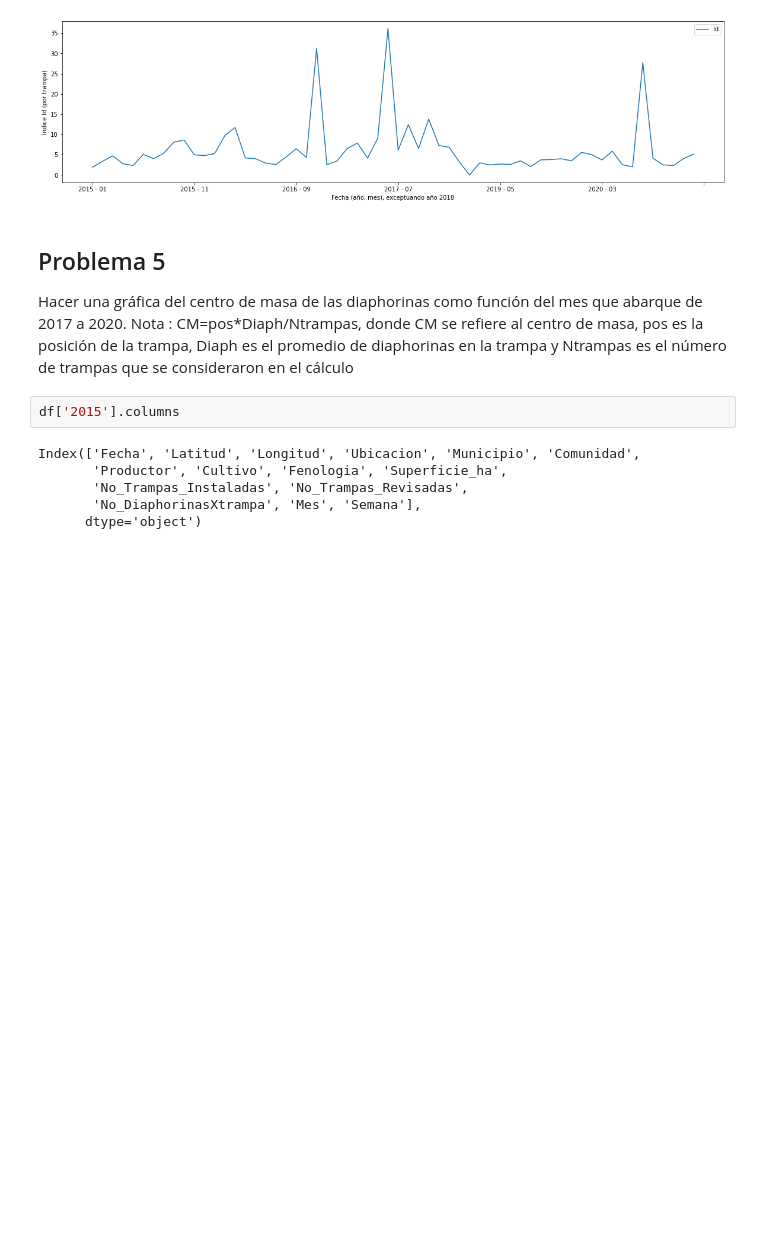
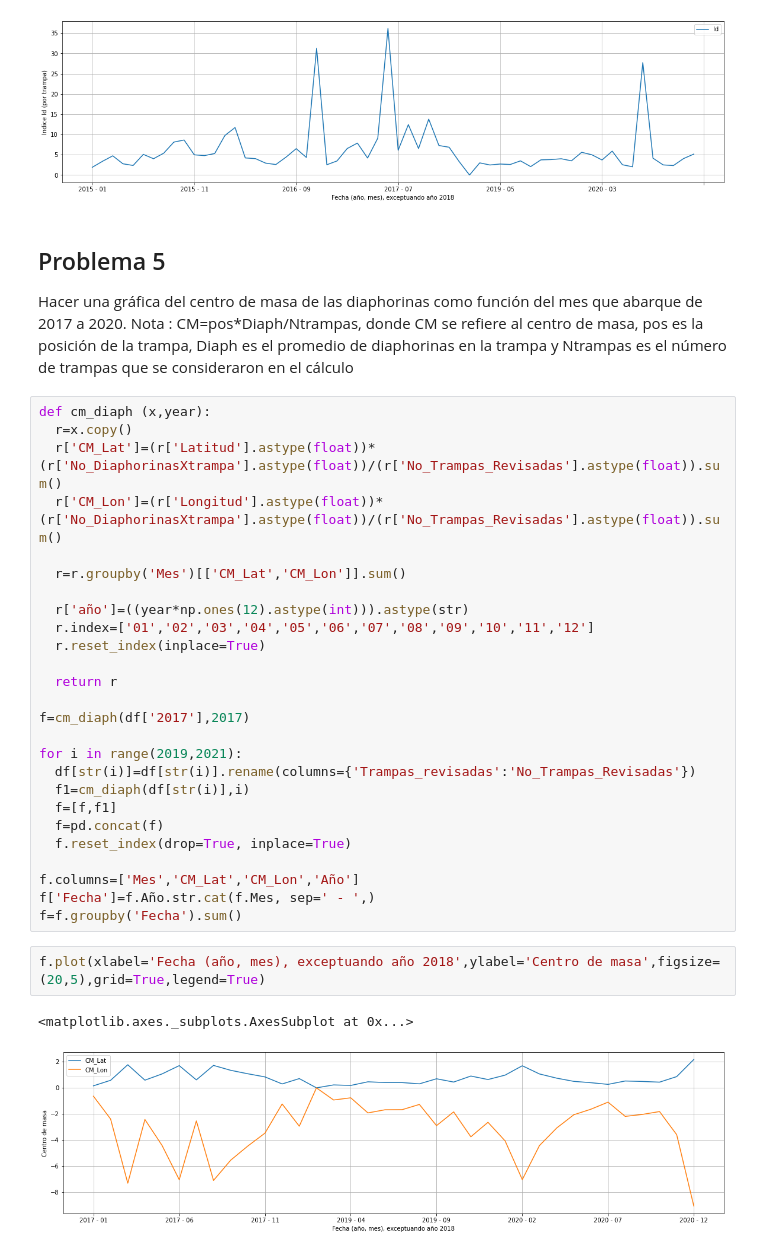
Before and after one commit to HugoMagos0725/Analisis_de_datos, a Jupyter notebook: Proyecto1_Estadistica_Descriptiva.ipynb, the cells around one changed output. Drawn from its saved outputs; the diff is of its cells as text; blank space fills up the shorter version.

```diff
--- a/Proyecto1_Estadistica_Descriptiva.ipynb
+++ b/Proyecto1_Estadistica_Descriptiva.ipynb
@@ -169,11 +156,34 @@ cd.plot(xlabel='Fecha (año, mes), exceptuando año 2018',ylabel='Indice Id (por
 ## Problema 5
 
 Hacer una gráfica del centro de masa de las diaphorinas como función del mes que abarque de 2017 a 2020. Nota : CM=pos*Diaph/Ntrampas, donde CM se refiere al centro de masa, pos es la posición de la trampa, Diaph es el promedio de diaphorinas en la trampa y Ntrampas es el número de trampas que se consideraron en el cálculo
-# %%
-df['2015'].columns
-# %% [output]
-Index(['Fecha', 'Latitud', 'Longitud', 'Ubicacion', 'Municipio', 'Comunidad',
-       'Productor', 'Cultivo', 'Fenologia', 'Superficie_ha',
-       'No_Trampas_Instaladas', 'No_Trampas_Revisadas',
-       'No_DiaphorinasXtrampa', 'Mes', 'Semana'],
-      dtype='object')
+# %%
+def cm_diaph (x,year):
+  r=x.copy()
+  r['CM_Lat']=(r['Latitud'].astype(float))*(r['No_DiaphorinasXtrampa'].astype(float))/(r['No_Trampas_Revisadas'].astype(float)).sum()
+  r['CM_Lon']=(r['Longitud'].astype(float))*(r['No_DiaphorinasXtrampa'].astype(float))/(r['No_Trampas_Revisadas'].astype(float)).sum()
+
+  r=r.groupby('Mes')[['CM_Lat','CM_Lon']].sum()
+
+  r['año']=((year*np.ones(12).astype(int))).astype(str)
+  r.index=['01','02','03','04','05','06','07','08','09','10','11','12']
+  r.reset_index(inplace=True)
+
+  return r
+
+f=cm_diaph(df['2017'],2017)
+
+for i in range(2019,2021):
+  df[str(i)]=df[str(i)].rename(columns={'Trampas_revisadas':'No_Trampas_Revisadas'})
+  f1=cm_diaph(df[str(i)],i)
+  f=[f,f1]
+  f=pd.concat(f)
+  f.reset_index(drop=True, inplace=True)
+
+f.columns=['Mes','CM_Lat','CM_Lon','Año']
+f['Fecha']=f.Año.str.cat(f.Mes, sep=' - ',)
+f=f.groupby('Fecha').sum()
+# %%
+f.plot(xlabel='Fecha (año, mes), exceptuando año 2018',ylabel='Centro de masa',figsize=(20,5),grid=True,legend=True)
+# %% [output]
+<matplotlib.axes._subplots.AxesSubplot at 0x...>
+[figure, added]
```
Also changed, not shown: parts of 5 cells of this notebook.
